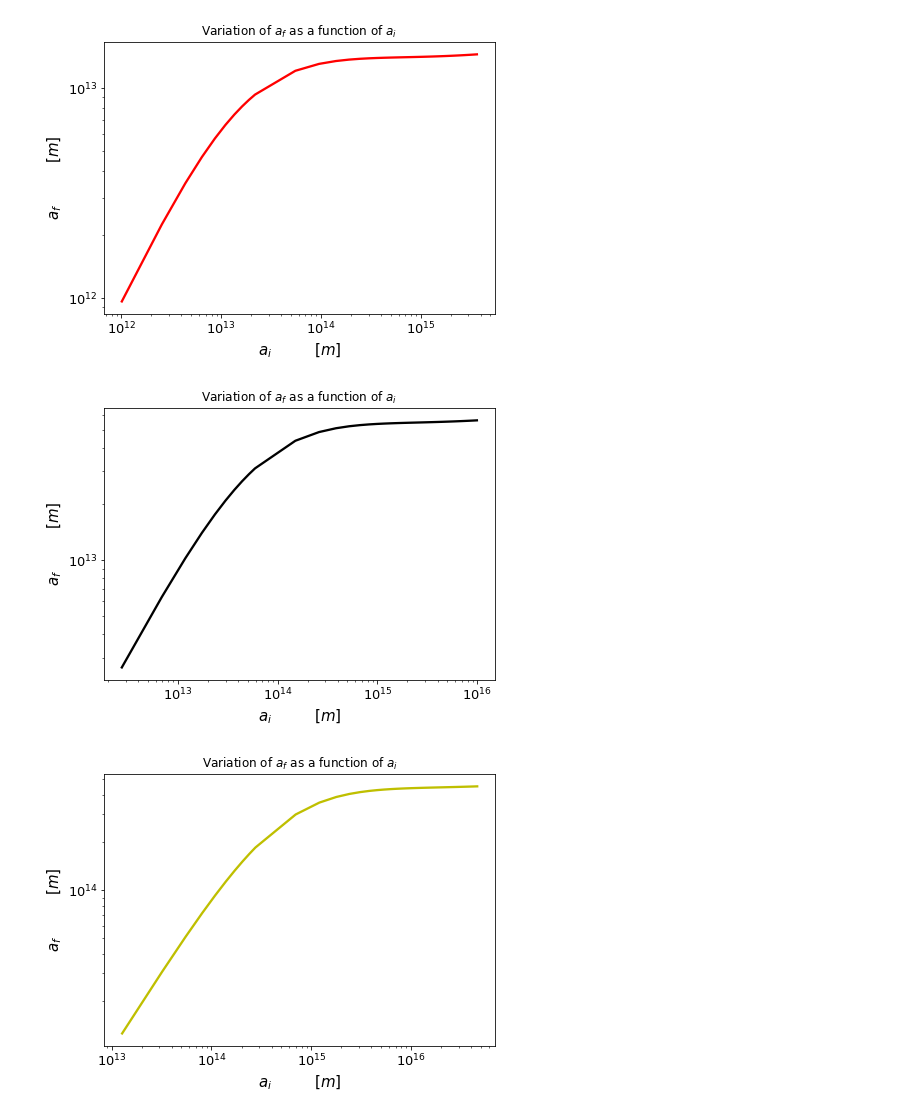
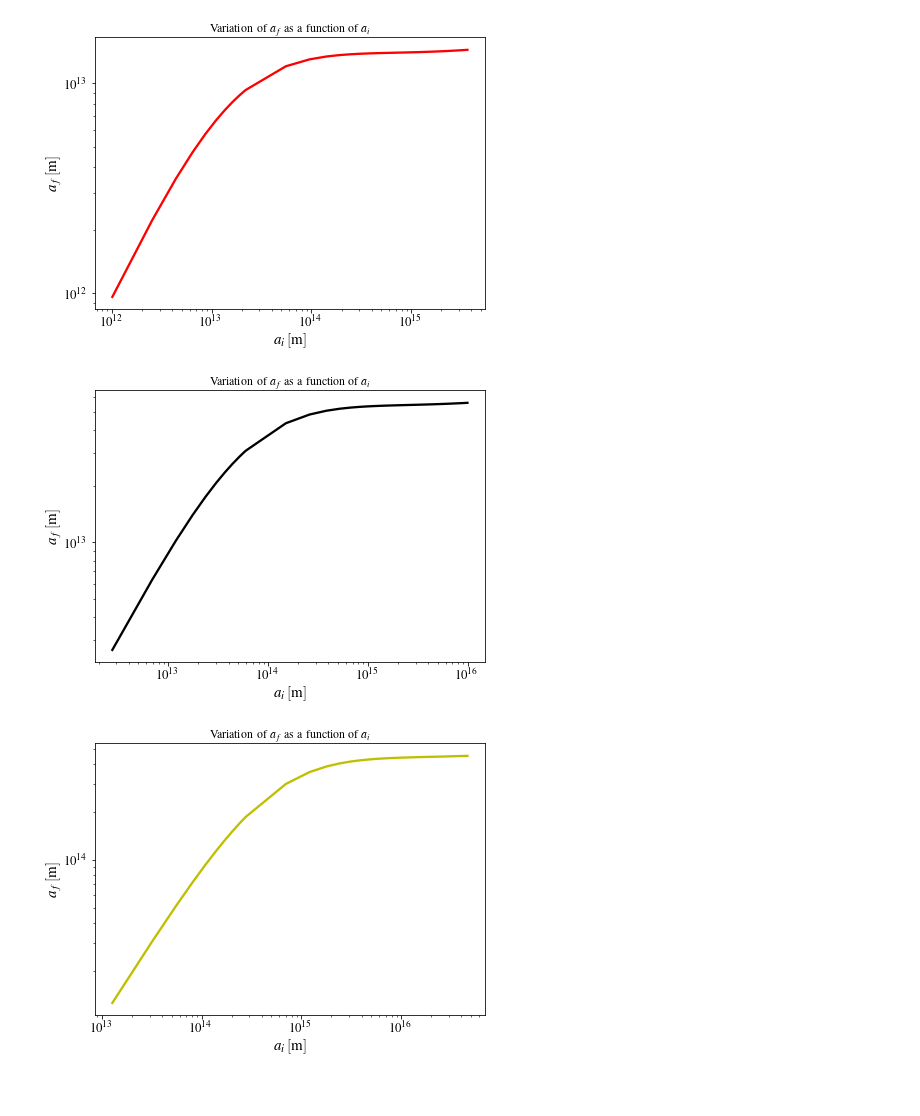
Before and after one commit to pratibhajangra591/Ifca-github, a Jupyter notebook: Final a_f vs a_i .ipynb, the cells around one changed output. Cells and saved outputs as stored; diff of their text form; code cells hidden in the pictures; blank space fills up the shorter version.

```diff
--- a/Final a_f vs a_i .ipynb
+++ b/Final a_f vs a_i .ipynb
@@ -11,7 +11,12 @@
 %matplotlib inline
 import numpy as  np
 import matplotlib.pyplot as plt
-plt.rcParams['text.usetex'] = True
+plt.rcParams.update({
+    "text.usetex": True,
+    "font.family": "serif",
+    "font.serif": ["Times"],
+})
+
 from scipy.integrate import odeint
 import math
 
@@ -190,35 +191,35 @@ Here is the full report generated by latex:
 # %%
 #Plot of a_f vs a_i for PBHs of masses M_1PBH=M_2PBH=50M☉.
 
 M_1PBH=50*M_solar      # in units of kg
 M_2PBH=50*M_solar     # in units of kg
 
 
 s_dec_list=np.zeros(len(λ_list))
 for i, λ_0 in enumerate (λ_list):
     s_dec_list[i]= s_dec(λ_0)
 
 a_i_2_list=np.zeros(len(λ_list))
 for i, λ_0 in enumerate (λ_list):
     a_i_2_list[i] = a(λ_0)
 
 
 a_f_2_list=np.zeros(len(λ_list))
 for i, (λ_0,a_i,s) in enumerate (zip(λ_list,a_i_2_list,s_dec_list)):
     a_f_2_list[i]=a_f(λ_0,a_i,s)
 
 
 plt.figure(figsize=(7,5))
 plt.rc('lines', linewidth=2.3)
 plt.xticks(fontsize=13)
 plt.yticks(fontsize=13)
 plt.loglog(a_i_2_list,a_f_2_list,'r')
-plt.xlabel("$a_{i}\hspace{3} [m]$",fontsize=15)
-plt.ylabel("$a_{f}\hspace{3} [m]$",fontsize=15)
+plt.xlabel('$a_{i} \, [\mathrm{m}]$',fontsize=15)
+plt.ylabel('$a_{f} \, [\mathrm{m}]$',fontsize=15)
 plt.title('Variation of $a_{f}$ as a function of $a_{i}$')
 plt.show()
 # %% [output]
-[figure, old version]
+[figure, new version]
 # %%
 #Plot of a_f vs a_i for PBHs of masses M_1PBH=M_2PBH=1000M☉.
 
@@ -245,12 +246,12 @@ plt.rc('lines', linewidth=2.3)
 plt.xticks(fontsize=13)
 plt.yticks(fontsize=13)
 plt.loglog(a_i_3_list,a_f_3_list,'k')
-plt.xlabel("$a_{i}\hspace{3} [m]$",fontsize=15)
-plt.ylabel("$a_{f}\hspace{3} [m]$",fontsize=15)
+plt.xlabel('$a_{i} \, [\mathrm{m}]$',fontsize=15)
+plt.ylabel('$a_{f} \, [\mathrm{m}]$',fontsize=15)
 plt.title('Variation of $a_{f}$ as a function of $a_{i}$')
 plt.show()
 # %% [output]
-[figure, old version]
+[figure, new version]
 # %%
 #Plot of a_f vs a_i for PBHs of masses M_1PBH=M_2PBH=1e5M☉.
 
@@ -277,12 +278,12 @@ plt.rc('lines', linewidth=2.3)
 plt.xticks(fontsize=13)
 plt.yticks(fontsize=13)
 plt.loglog(a_i_4_list,a_f_4_list,'y')
-plt.xlabel("$a_{i}\hspace{3} [m]$",fontsize=15)
-plt.ylabel("$a_{f}\hspace{3} [m]$",fontsize=15)
+plt.xlabel('$a_{i} \, [\mathrm{m}]$',fontsize=15)
+plt.ylabel('$a_{f} \, [\mathrm{m}]$',fontsize=15)
 plt.title('Variation of $a_{f}$ as a function of $a_{i}$')
 plt.show()
 # %% [output]
-[figure, old version]
+[figure, new version]
 # %%
 #Combined plot of a_f vs a_i for M_1PBH=M_2PBH≡M_PBH.
 
```
Also changed, not shown: parts of 14 cells of this notebook.
